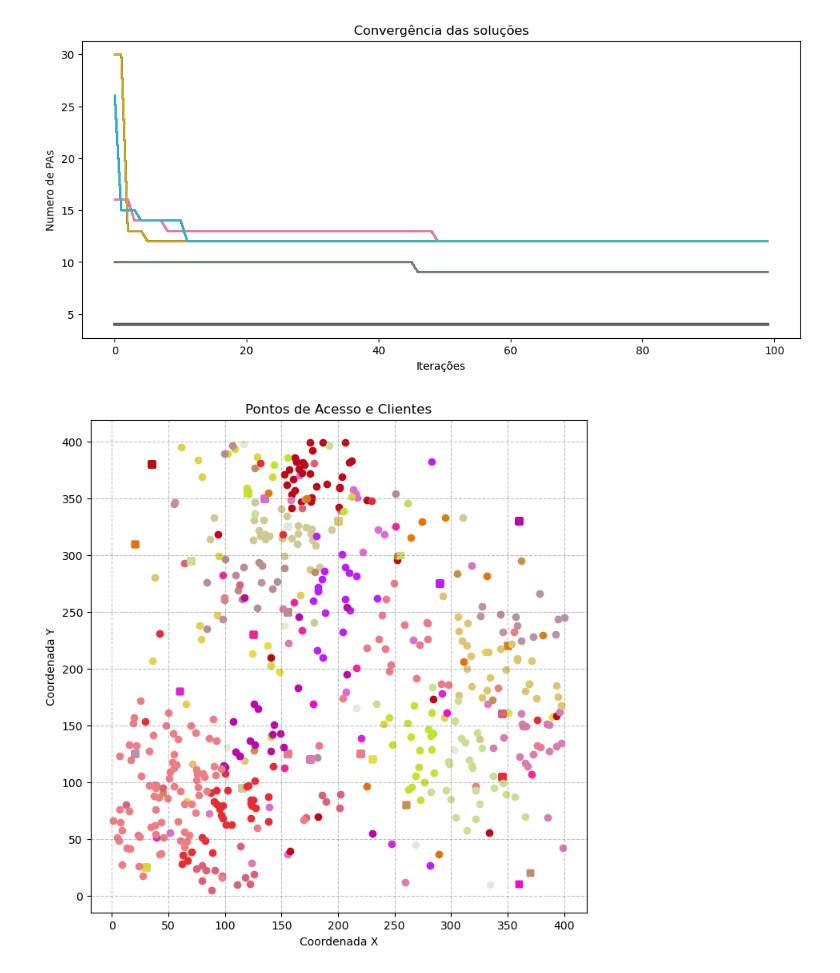
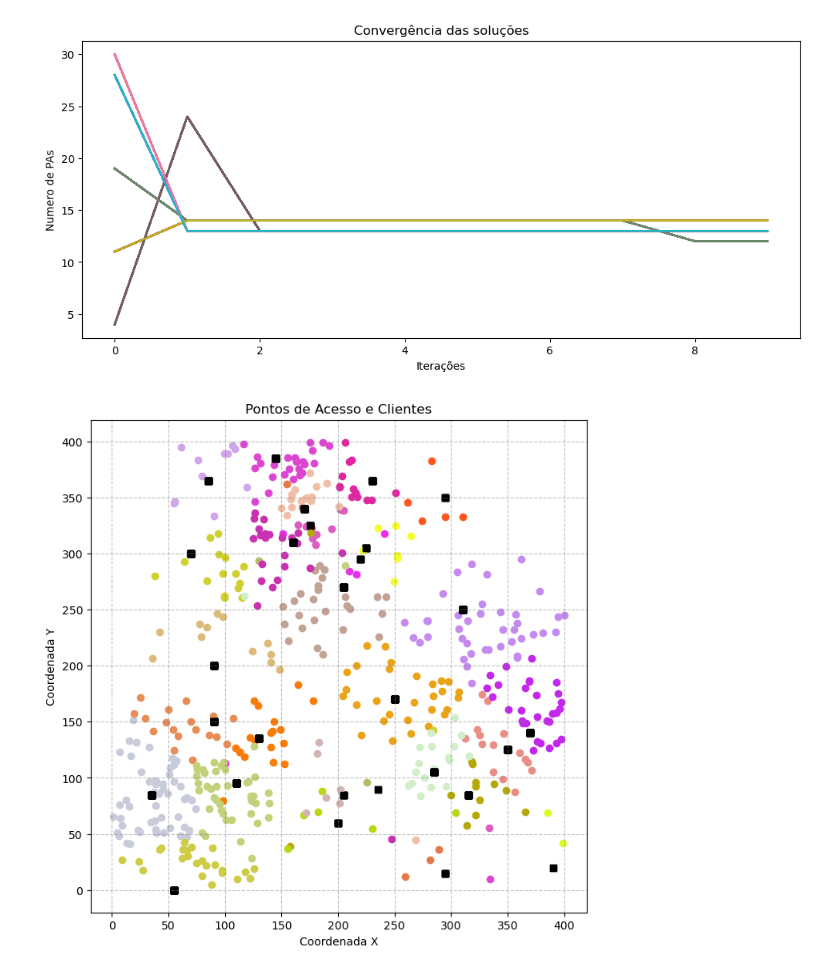
Before and after one commit to FredericoFerri/tc, a Jupyter notebook: tc2.ipynb, the cells around one changed output. Drawn from its saved outputs; the diff is of its cells as text; code cells hidden in the pictures.

Commit message:
buscando descobrir quais fitness não estão sendo atendidas

```diff
--- a/tc2.ipynb
+++ b/tc2.ipynb
@@ -259,14 +267,14 @@ def shake(solution, neighborhood):
 def neighborhood_change(new_solution, solution, neighborhood):
 
     # Atualizar a melhor solução encontrada e altera a vizinhança se necessário
-    if (new_solution['fitness'] < solution['fitness'] and new_solution['penalty'] <= solution['penalty']):
+    if (new_solution['penalty'] < solution['penalty']):
         solution = new_solution.copy()
-        #print("\nsolução alterada!")
-        #neighborhood = 1
-    #else:
-        #print("\nsolução não alterada!")
-
-    neighborhood += 1
+        neighborhood = 1
+    elif (new_solution['fitness'] < solution['fitness'] and new_solution['penalty'] == solution['penalty']):
+        solution = new_solution.copy()
+        neighborhood = 1
+    else:
+        neighborhood += 1
 
     return solution, neighborhood
 # %%
@@ -276,7 +284,7 @@ def get_clients():
   return clients
 # %%
 # Algoritmo para otimizar cada função objetivo individualmente
-def bvns_method(objective_function, constraints, construct_heuristc=False, max_iter=100, neighborhood_max = 3):
+def bvns_method(objective_function, constraints, construct_heuristc=False, max_iter=10, neighborhood_max = 3):
 
     progress = {
         'fitness': np.zeros(max_iter),
@@ -301,36 +309,14 @@ def bvns_method(objective_function, constraints, construct_heuristc=False, max_i
       #progress['fitness'][i] = solution['fitness']
 
       while neighborhood <= neighborhood_max:
-        #print(f"neighborhood: {neighborhood}\n")
-        # Gerar uma pertubação para comparação com a vizinhança e busca local
-
-        #print(f"FITNESS ANTES DO SHAKE\nfitness da solução = {solution['fitness']}")
-        #print(f"penalidade da solução = {solution['penalty']}")
-        #print(f"penalidade_fitness da solução = {solution['penalty_fitness']}")
-        #print("\n")
 
         new_solution = shake(solution, neighborhood)
 
         # Avaliar a solução
         new_solution = objective_function(new_solution, constraints)
 
-        #print(f"ANTES DE NEIGHBOURHOOD CHANGE:\nfitness da solução nova = {new_solution['fitness']}")
-        #print(f"penalidade da solução nova = {new_solution['penalty']}")
-        #print(f"penalidade_fitness da solução nova = {new_solution['penalty_fitness']}")
-        #print("\n")
-
-        #print(f"fitness da solução = {solution['fitness']}")
-        #print(f"penalidade da solução = {solution['penalty']}")
-        #print(f"penalidade_fitness da solução = {solution['penalty_fitness']}")
-        #print("\n")
-
         # Compara a solução nova com a atual com as soluções da vizinhança
         solution, neighborhood = neighborhood_change(new_solution, solution, neighborhood)
-
-        #print(f"APÓS NEIGHBOURHOOD CHANGE:\nfitness da solução final = {solution['fitness']}")
-        #print(f"penalidade da solução final = {solution['penalty']}")
-        #print(f"penalidade_fitness da solução final = {solution['penalty_fitness']}")
-        #print("\n")
 
     print("\n----------------------------------------------------------\n")
 
@@ -425,33 +411,33 @@ def plot_solution(solution, client_coordinates):
     posicao_cliente = solution['client_coordinates']
 
     # Plotar os clientes
     for i in range(num_pa_locations):
       for j in range(num_clients):
         if solution['x'][i, j] == 1:
-          plt.scatter(pa_coordinates[i, 0], pa_coordinates[i, 1], marker='s', c=cores_acesso[i], label='Pontos de Acesso')
+          plt.scatter(pa_coordinates[i, 0], pa_coordinates[i, 1], marker='s', c='black', label='Pontos de Acesso')
           plt.scatter(posicao_cliente[j, 0], posicao_cliente[j, 1], marker='o', c=cores_acesso[i], label='Clientes')
 
     # Adicionar legendas e título
     plt.xlabel('Coordenada X')
     plt.ylabel('Coordenada Y')
     plt.title('Pontos de Acesso e Clientes')
     #plt.legend()
 
     # Mostrar o gráfico
     plt.show()
 
 # Plotar curva de convergencia
 plot_progress(progress,100)
 
 
 # Carrega os dados dos clientes do arquivo CSV
 clients_data = get_clients()
 
 # Extrai as coordenadas dos clientes do array
 client_coordinates = clients_data[:, :2]
 
 # Plotar a solução da função objetivo 1
 plot_solution(best_solution, client_coordinates)
 # %% [output]
-[figure, old version]
+[figure, new version]
-[figure, old version]
+[figure, new version]
```
Also changed, not shown: parts of 2 cells of this notebook.
